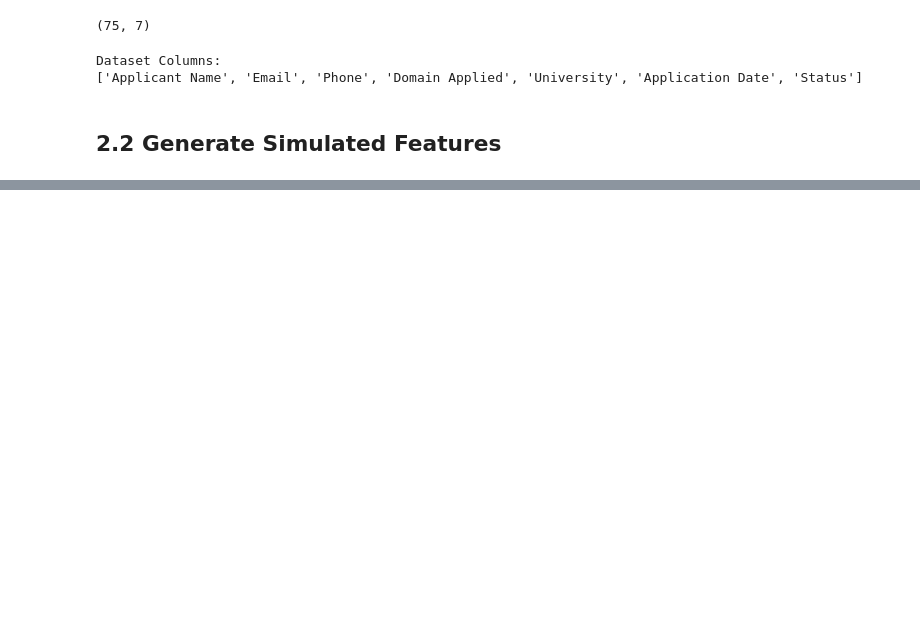
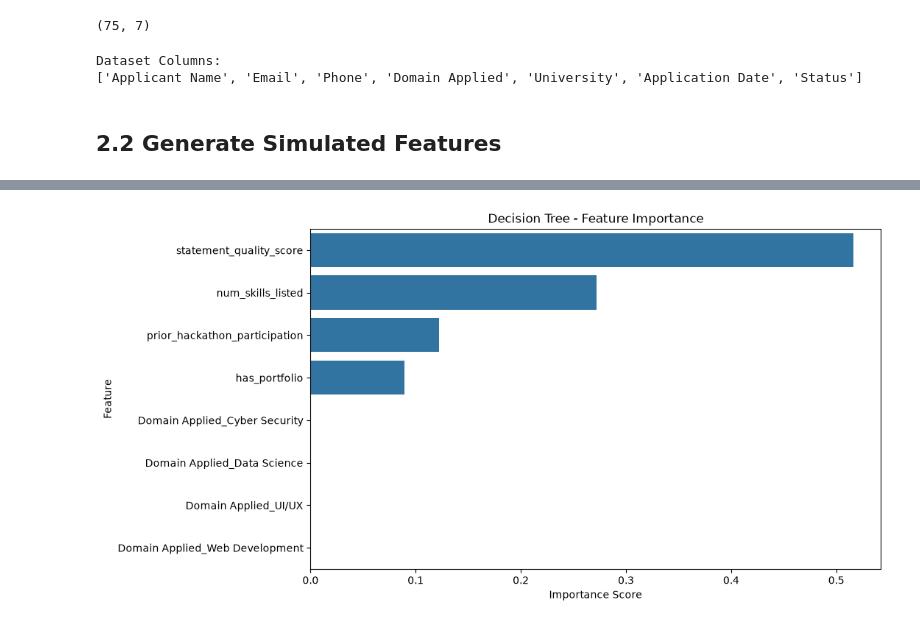
Before and after one commit to mohra863/NextGenLearners-Data-Science-Internship, a Jupyter notebook: week4-capstone/Week4_Capstone_Mohraeil_Maged.ipynb, the cells around one changed output, grey strips where cells are left out. Cells and saved outputs as stored; diff of their text form; code cells hidden in the pictures; blank space fills up the shorter version.

```diff
--- a/week4-capstone/Week4_Capstone_Mohraeil_Maged.ipynb
+++ b/week4-capstone/Week4_Capstone_Mohraeil_Maged.ipynb
@@ -120,0 +553,12 @@ max                    9.000000
+# %%
+# Step 7 — Calculate Feature Importance
+
+importance = pd.DataFrame({
+    'Feature': X.columns,
+    'Importance': dt_model.feature_importances_
+}).sort_values(
+    by='Importance',
+    ascending=False
+)
+
+importance
@@ -120,0 +575,17 @@ max                    9.000000
+# %%
+# Visualize Feature Importance
+
+plt.figure(figsize=(10, 6))
+
+sns.barplot(
+    data=importance,
+    x='Importance',
+    y='Feature'
+)
+
+plt.title('Decision Tree - Feature Importance')
+plt.xlabel('Importance Score')
+plt.ylabel('Feature')
+plt.show()
+# %% [output]
+[figure, added]
```
Also changed, not shown: parts of 42 cells of this notebook, 1 other file.
